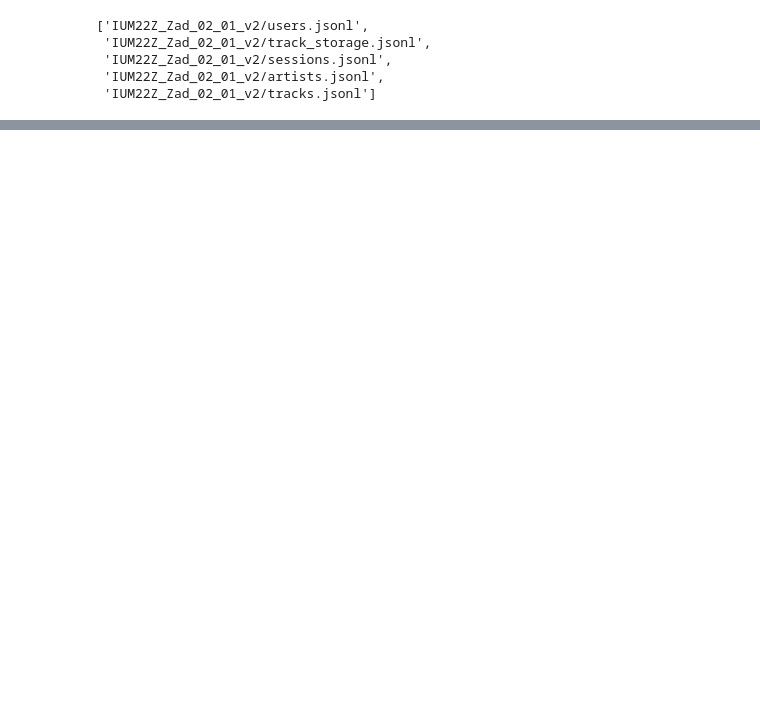
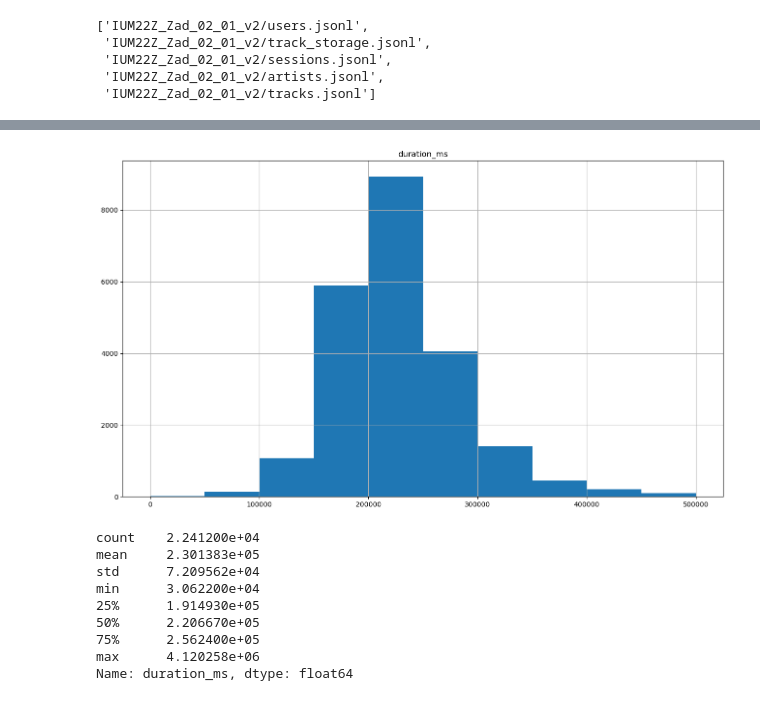
Before and after one commit to brusmichal/-IUM-Projekt, a Jupyter notebook: data.ipynb, the cells around one changed output, grey strips where cells are left out. Saved outputs shown, nothing was run; the diff lists cells and outputs as text; code cells hidden in the pictures; blank space fills up the shorter version.

```diff
--- a/data.ipynb
+++ b/data.ipynb
@@ -43 +53,16 @@ plt.show()
+# %%
+data[4].hist(column= ["duration_ms"], figsize=(16, 9), range=[0, 500000])
+plt.show()
+data[4]["duration_ms"].describe()
+# %% [output]
+[figure, added]
+count    2.241200e+04
+mean     2.301383e+05
+std      7.209562e+04
+min      3.062200e+04
+25%      1.914930e+05
+50%      2.206670e+05
+75%      2.562400e+05
+max      4.120258e+06
+Name: duration_ms, dtype: float64
 # %%
```
Also changed, not shown: parts of 4 cells of this notebook.
